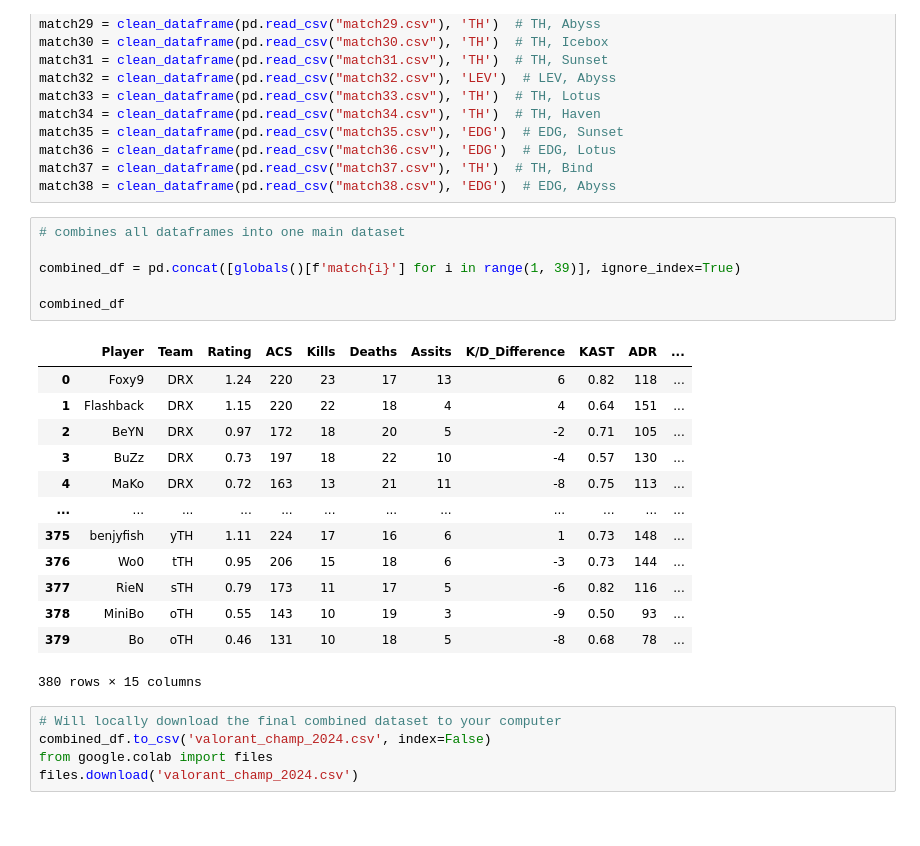
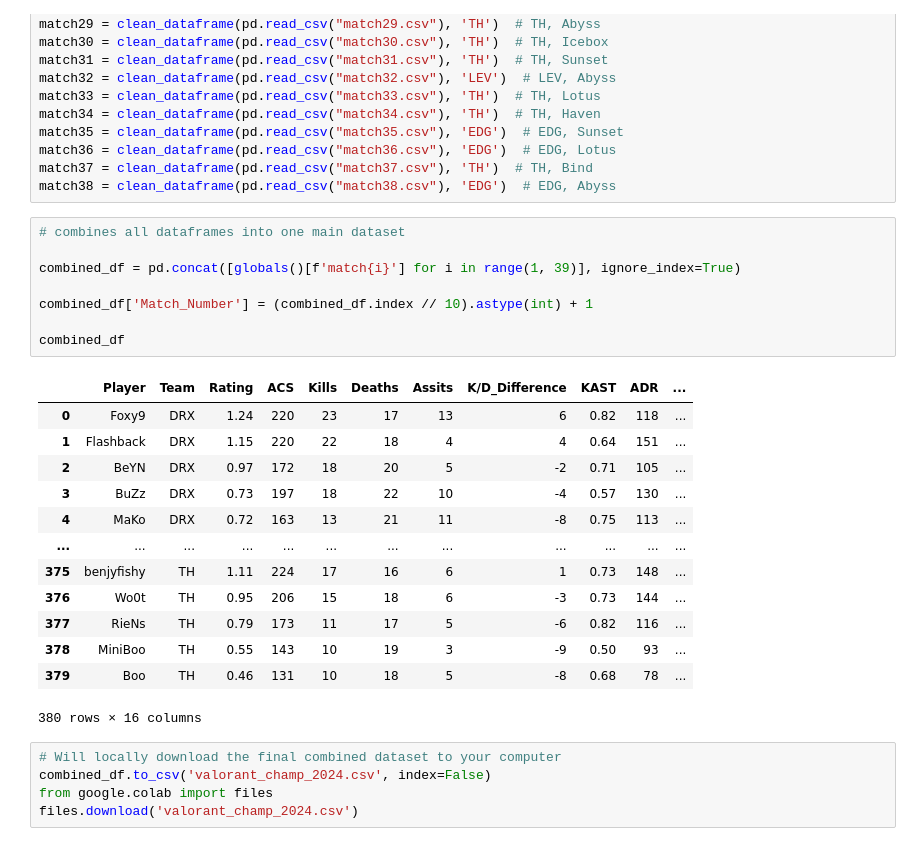
Before and after one commit to brencemoore/Data-Analysis-of-Valorant-Esports, a Jupyter notebook: data_concatenation.ipynb, the cells around one changed output. Drawn from its saved outputs; the diff is of its cells as text.

Commit message:
Fixed Team names being inconsistent when cleaning. Added a column noting which match an entry was.

```diff
--- a/data_concatenation.ipynb
+++ b/data_concatenation.ipynb
@@ -158,23 +150,25 @@ match38 = clean_dataframe(pd.read_csv("match38.csv"), 'EDG')  # EDG, Abyss
 # %%
 # combines all dataframes into one main dataset
 
 combined_df = pd.concat([globals()[f'match{i}'] for i in range(1, 39)], ignore_index=True)
 
+combined_df['Match_Number'] = (combined_df.index // 10).astype(int) + 1
+
 combined_df
 # %% [output]
 |  | Player | Team | Rating | ACS | Kills | Deaths | Assits | K/D_Difference | KAST | ADR | ... |
 | 0 | Foxy9 | DRX | 1.24 | 220 | 23 | 17 | 13 | 6 | 0.82 | 118 | ... |
 | 1 | Flashback | DRX | 1.15 | 220 | 22 | 18 | 4 | 4 | 0.64 | 151 | ... |
 | 2 | BeYN | DRX | 0.97 | 172 | 18 | 20 | 5 | -2 | 0.71 | 105 | ... |
 | 3 | BuZz | DRX | 0.73 | 197 | 18 | 22 | 10 | -4 | 0.57 | 130 | ... |
 | 4 | MaKo | DRX | 0.72 | 163 | 13 | 21 | 11 | -8 | 0.75 | 113 | ... |
 | ... | ... | ... | ... | ... | ... | ... | ... | ... | ... | ... | ... |
-| 375 | benjyfish | yTH | 1.11 | 224 | 17 | 16 | 6 | 1 | 0.73 | 148 | ... |
-| 376 | Wo0 | tTH | 0.95 | 206 | 15 | 18 | 6 | -3 | 0.73 | 144 | ... |
-| 377 | RieN | sTH | 0.79 | 173 | 11 | 17 | 5 | -6 | 0.82 | 116 | ... |
-| 378 | MiniBo | oTH | 0.55 | 143 | 10 | 19 | 3 | -9 | 0.50 | 93 | ... |
-| 379 | Bo | oTH | 0.46 | 131 | 10 | 18 | 5 | -8 | 0.68 | 78 | ... |
+| 375 | benjyfishy | TH | 1.11 | 224 | 17 | 16 | 6 | 1 | 0.73 | 148 | ... |
+| 376 | Wo0t | TH | 0.95 | 206 | 15 | 18 | 6 | -3 | 0.73 | 144 | ... |
+| 377 | RieNs | TH | 0.79 | 173 | 11 | 17 | 5 | -6 | 0.82 | 116 | ... |
+| 378 | MiniBoo | TH | 0.55 | 143 | 10 | 19 | 3 | -9 | 0.50 | 93 | ... |
+| 379 | Boo | TH | 0.46 | 131 | 10 | 18 | 5 | -8 | 0.68 | 78 | ... |
-380 rows × 15 columns
+380 rows × 16 columns
 # %%
 # Will locally download the final combined dataset to your computer
 combined_df.to_csv('valorant_champ_2024.csv', index=False)
```
Also changed, not shown: parts of 3 cells of this notebook.
